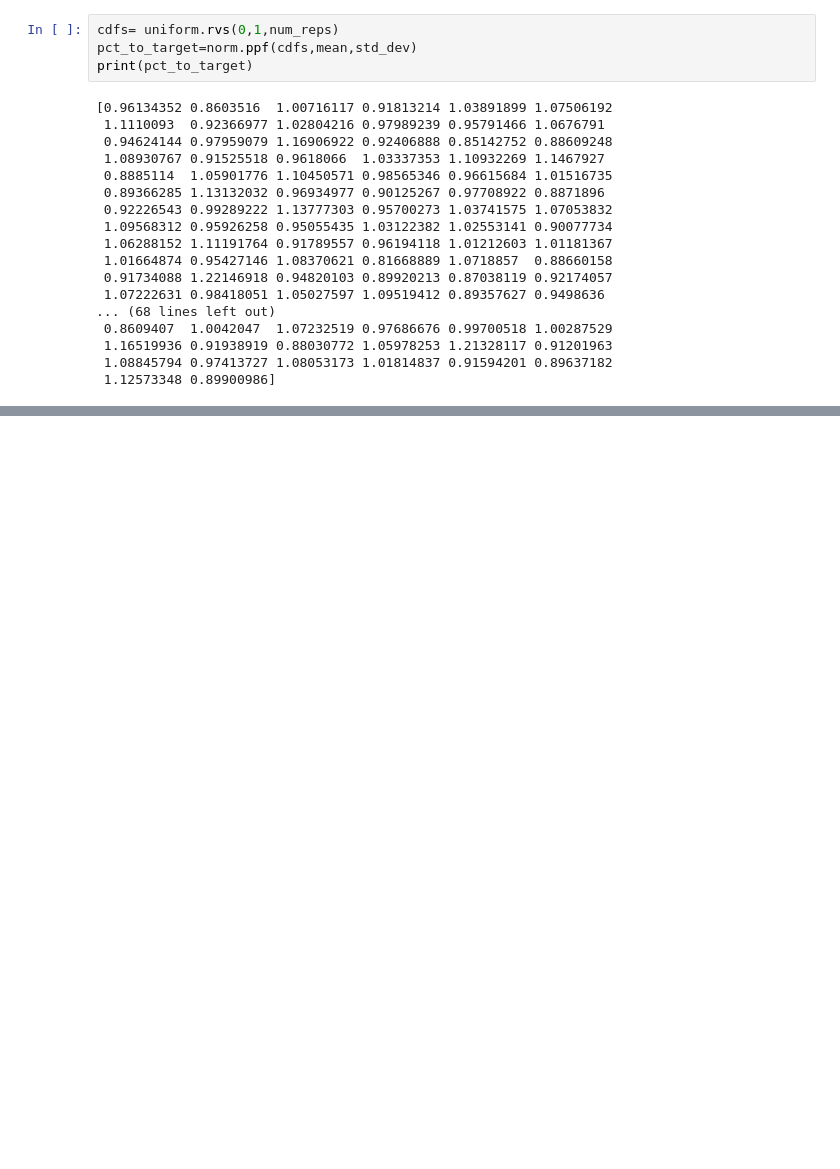
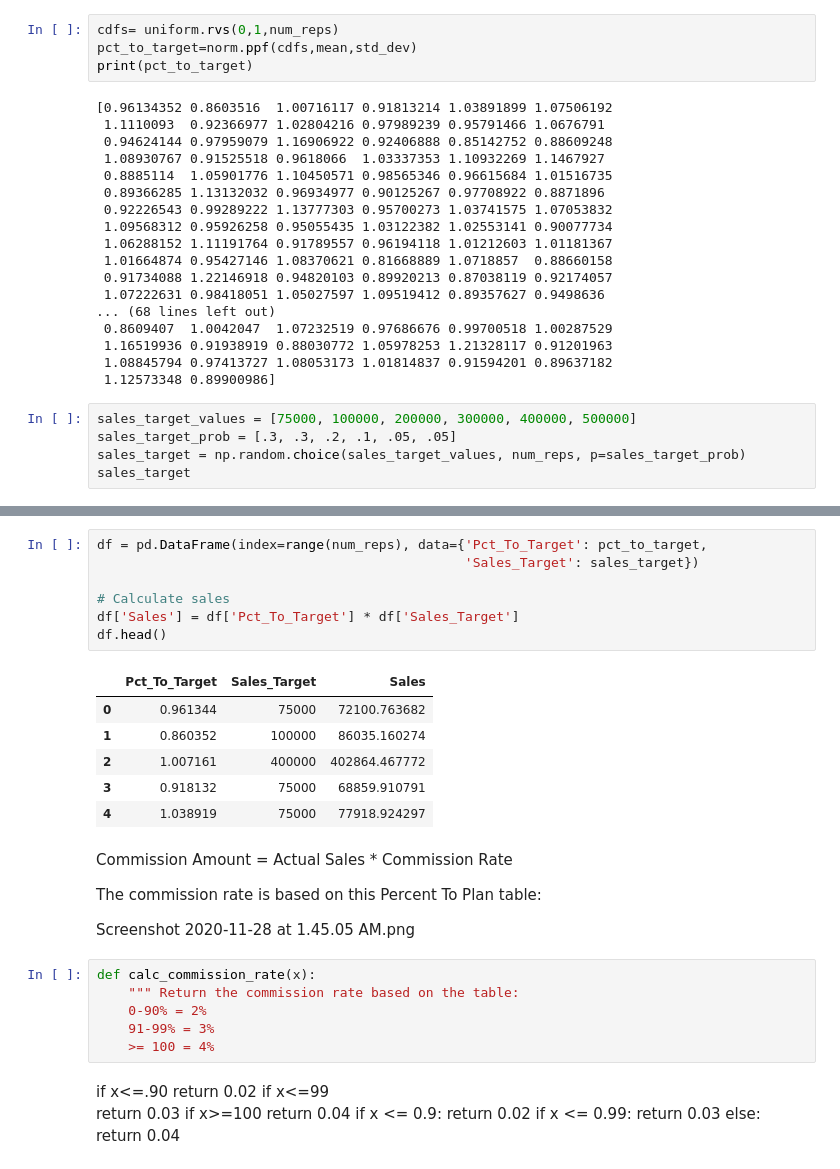
Before and after one commit to shivanginayak-bit/shivanginayak-bit, a Jupyter notebook: Pandas_Operations.ipynb, the cells around one changed output, grey strips where cells are left out. Cells and saved outputs as stored; diff of their text form; blank space fills up the shorter version.

```diff
--- a/Pandas_Operations.ipynb
+++ b/Pandas_Operations.ipynb
@@ -1649,3 +1649,8 @@ print(pct_to_target)
  1.16519936 0.91938919 0.88030772 1.05978253 1.21328117 0.91201963
  1.08845794 0.97413727 1.08053173 1.01814837 0.91594201 0.89637182
  1.12573348 0.89900986]
+# %%
+sales_target_values = [75000, 100000, 200000, 300000, 400000, 500000]
+sales_target_prob = [.3, .3, .2, .1, .05, .05]
+sales_target = np.random.choice(sales_target_values, num_reps, p=sales_target_prob)
+sales_target
@@ -1651,0 +1675,39 @@ print(pct_to_target)
+# %%
+df = pd.DataFrame(index=range(num_reps), data={'Pct_To_Target': pct_to_target,
+                                               'Sales_Target': sales_target})
+
+# Calculate sales
+df['Sales'] = df['Pct_To_Target'] * df['Sales_Target']
+df.head()
+# %% [output]
+|  | Pct_To_Target | Sales_Target | Sales |
+| 0 | 0.961344 | 75000 | 72100.763682 |
+| 1 | 0.860352 | 100000 | 86035.160274 |
+| 2 | 1.007161 | 400000 | 402864.467772 |
+| 3 | 0.918132 | 75000 | 68859.910791 |
+| 4 | 1.038919 | 75000 | 77918.924297 |
+# %% [markdown]
+Commission Amount = Actual Sales * Commission Rate
+
+The commission rate is based on this Percent To Plan table:
+
+Screenshot 2020-11-28 at 1.45.05 AM.png
+# %%
+def calc_commission_rate(x):
+    """ Return the commission rate based on the table:
+    0-90% = 2%
+    91-99% = 3%
+    >= 100 = 4%
+# %% [markdown]
+ if x<=.90
+   return 0.02
+ if x<=99
+ return 0.03
+ if x>=100
+ return 0.04
+ if x <= 0.9:
+      return 0.02
+    if x <= 0.99:
+      return 0.03
+    else:
+      return 0.04
```
Also changed, not shown: parts of 29 cells of this notebook.
